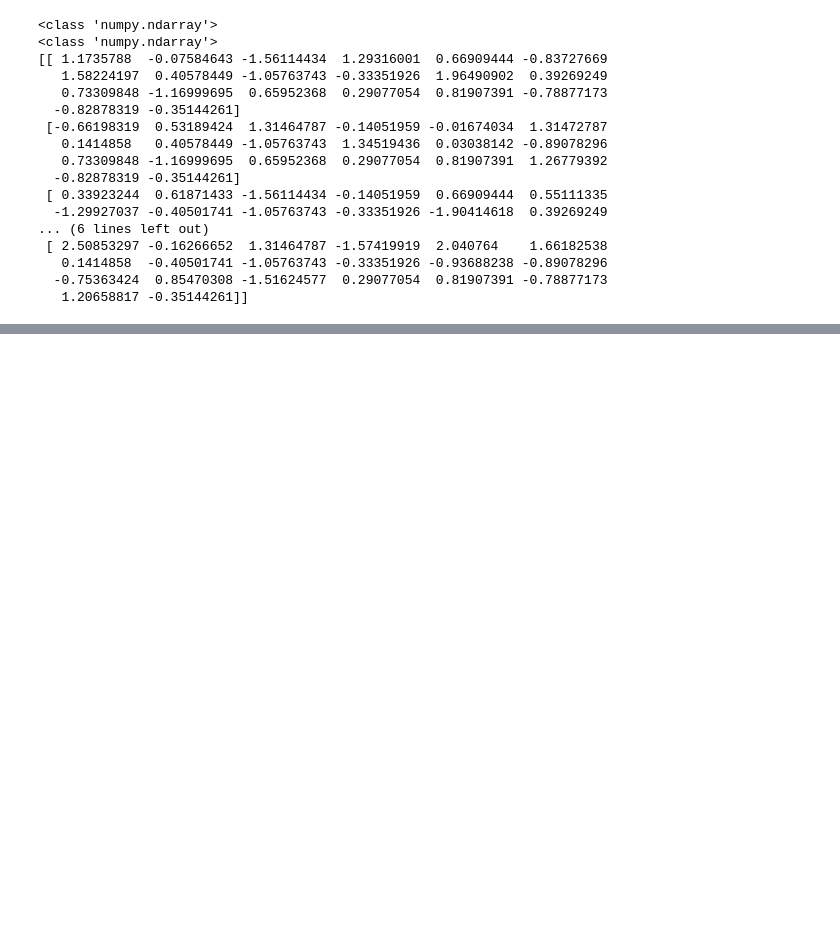
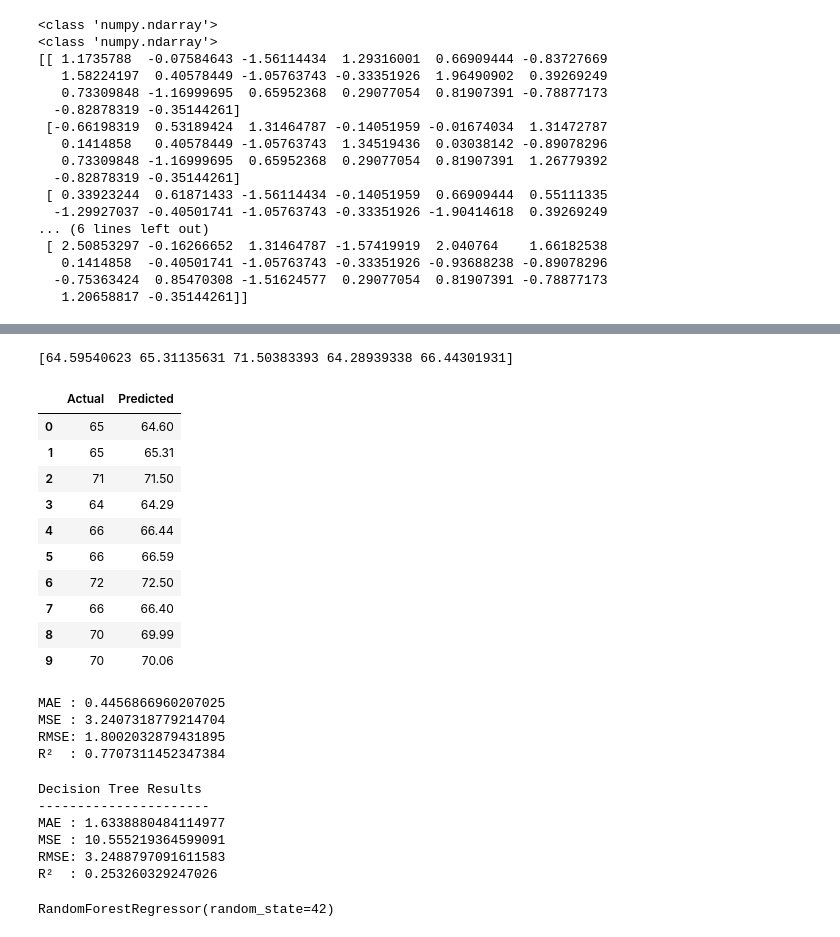
Before and after one commit to ssrikanth14/Student-Marks-Prediction, a Jupyter notebook: notebooks/01_EDA.ipynb, the cells around one changed output, grey strips where cells are left out. Saved outputs shown, nothing was run; the diff lists cells and outputs as text; code cells hidden in the pictures; blank space fills up the shorter version.

```diff
--- a/notebooks/01_EDA.ipynb
+++ b/notebooks/01_EDA.ipynb
@@ -777,0 +831,45 @@ print(X_train[:5])
+# %%
+y_pred = model.predict(X_test)
+
+print(y_pred[:5])
+
+comparison = pd.DataFrame({
+    "Actual": y_test.values,
+    "Predicted": y_pred
+})
+
+comparison.head(10)
+# %% [output]
+[64.59540623 65.31135631 71.50383393 64.28939338 66.44301931]
+|  | Actual | Predicted |
+| 0 | 65 | 64.60 |
+| 1 | 65 | 65.31 |
+| 2 | 71 | 71.50 |
+| 3 | 64 | 64.29 |
+| 4 | 66 | 66.44 |
+| 5 | 66 | 66.59 |
+| 6 | 72 | 72.50 |
+| 7 | 66 | 66.40 |
+| 8 | 70 | 69.99 |
+| 9 | 70 | 70.06 |
+# %%
+from sklearn.metrics import (
+    mean_absolute_error,
+    mean_squared_error,
+    r2_score
+)
+
+mae = mean_absolute_error(y_test, y_pred)
+mse = mean_squared_error(y_test, y_pred)
+rmse = mse ** 0.5
+r2 = r2_score(y_test, y_pred)
+
+print("MAE :", mae)
+print("MSE :", mse)
+print("RMSE:", rmse)
+print("R²  :", r2)
+# %% [output]
+MAE : 0.4456866960207025
+MSE : 3.2407318779214704
+RMSE: 1.8002032879431895
+R²  : 0.7707311452347384
@@ -777,0 +890,34 @@ print(X_train[:5])
+# %%
+from sklearn.metrics import (
+    mean_absolute_error,
+    mean_squared_error,
+    r2_score
+)
+
+dt_mae = mean_absolute_error(y_test, dt_pred)
+dt_mse = mean_squared_error(y_test, dt_pred)
+dt_rmse = dt_mse ** 0.5
+dt_r2 = r2_score(y_test, dt_pred)
+
+print("Decision Tree Results")
+print("----------------------")
+print("MAE :", dt_mae)
+print("MSE :", dt_mse)
+print("RMSE:", dt_rmse)
+print("R²  :", dt_r2)
+# %% [output]
+Decision Tree Results
+----------------------
+MAE : 1.6338880484114977
+MSE : 10.555219364599091
+RMSE: 3.2488797091611583
+R²  : 0.253260329247026
+# %%
+from sklearn.ensemble import RandomForestRegressor
+rf_model = RandomForestRegressor(
+    n_estimators=100,
+    random_state=42
+)
+rf_model.fit(X_train_unscaled, y_train)
+# %% [output]
+RandomForestRegressor(random_state=42)
```
Also changed, not shown: parts of 9 cells of this notebook.
